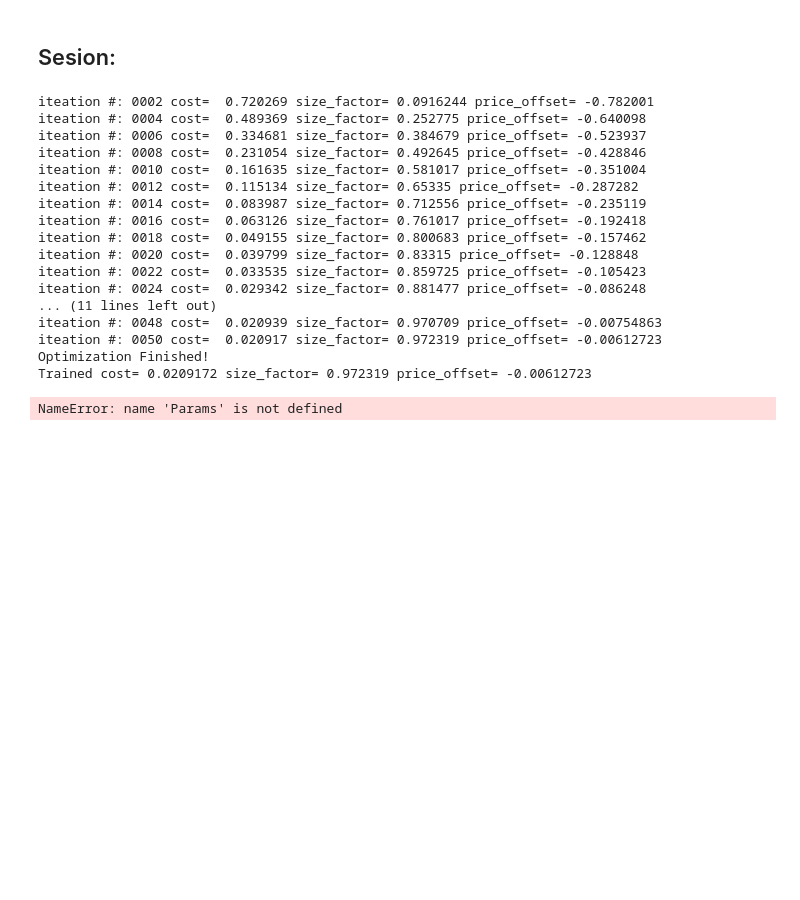
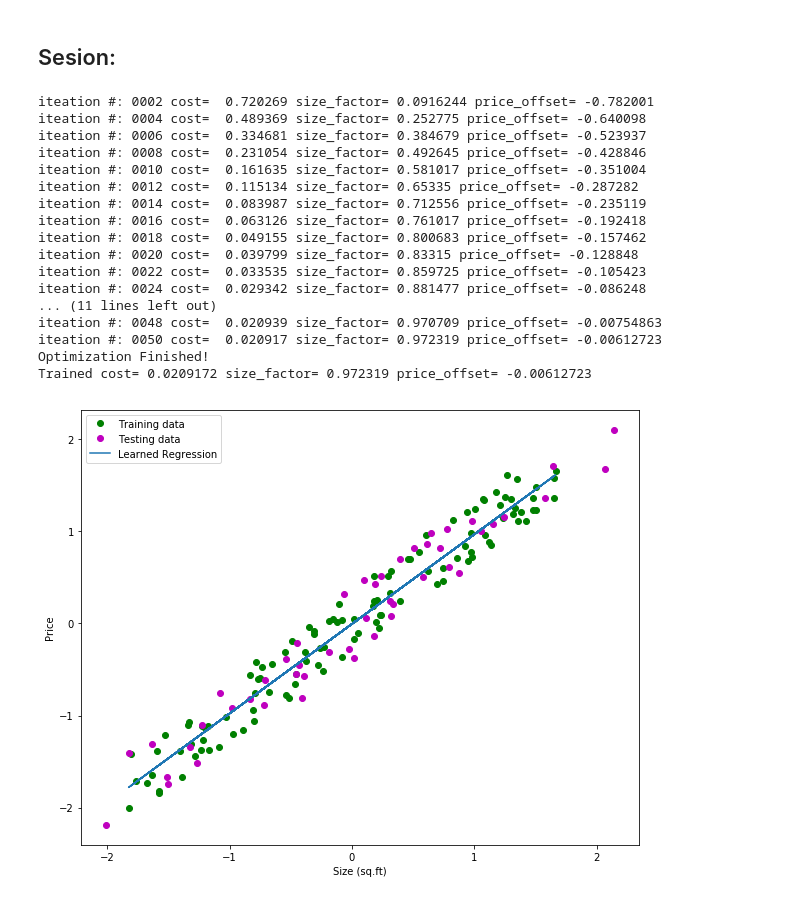
Before and after one commit to JDanielGar/TensorFlowPlural, a Jupyter notebook: Jupyter Notebook/TensorFlow Pluralsight.ipynb, the cells around one changed output. Drawn from its saved outputs; the diff is of its cells as text; code cells hidden in the pictures; blank space fills up the shorter version.

```diff
--- a/Jupyter Notebook/Untitled.ipynb
+++ b/Jupyter Notebook/TensorFlow Pluralsight.ipynb
@@ -127,35 +127,34 @@ with tf.Session() as sess:
 
     # Graficas
 
-    plt.rc
-    Params["figure.figsize"]=(10, 8)
+    plt.rcParams["figure.figsize"]=(10, 8)
     plt.figure()
     plt.ylabel("Price")
     plt.xlabel("Size (sq.ft)")
     plt.plot(train_house_size, train_house_price, 'go', label="Training data")
     plt.plot(test_house_size, test_house_price, 'mo', label="Testing data")
     plt.plot(train_house_size_norm * train_house_size_std + train_house_size_mean,
             (sess.run(tf_size_factor) * train_house_size_norm + sess.run(tf_price_offset)) * train_price_std +
             train_price_mean, label='Learned Regression')
 
     plt.legend(loc='upper left')
     plt.show()
 # %% [output]
 iteation #: 0002 cost=  0.720269 size_factor= 0.0916244 price_offset= -0.782001
 iteation #: 0004 cost=  0.489369 size_factor= 0.252775 price_offset= -0.640098
 iteation #: 0006 cost=  0.334681 size_factor= 0.384679 price_offset= -0.523937
 iteation #: 0008 cost=  0.231054 size_factor= 0.492645 price_offset= -0.428846
 iteation #: 0010 cost=  0.161635 size_factor= 0.581017 price_offset= -0.351004
 iteation #: 0012 cost=  0.115134 size_factor= 0.65335 price_offset= -0.287282
 iteation #: 0014 cost=  0.083987 size_factor= 0.712556 price_offset= -0.235119
 iteation #: 0016 cost=  0.063126 size_factor= 0.761017 price_offset= -0.192418
 iteation #: 0018 cost=  0.049155 size_factor= 0.800683 price_offset= -0.157462
 iteation #: 0020 cost=  0.039799 size_factor= 0.83315 price_offset= -0.128848
 iteation #: 0022 cost=  0.033535 size_factor= 0.859725 price_offset= -0.105423
 iteation #: 0024 cost=  0.029342 size_factor= 0.881477 price_offset= -0.086248
 ... (11 lines left out)
 iteation #: 0048 cost=  0.020939 size_factor= 0.970709 price_offset= -0.00754863
 iteation #: 0050 cost=  0.020917 size_factor= 0.972319 price_offset= -0.00612723
 Optimization Finished!
 Trained cost= 0.0209172 size_factor= 0.972319 price_offset= -0.00612723
-NameError: name 'Params' is not defined
+[figure, added]
```
